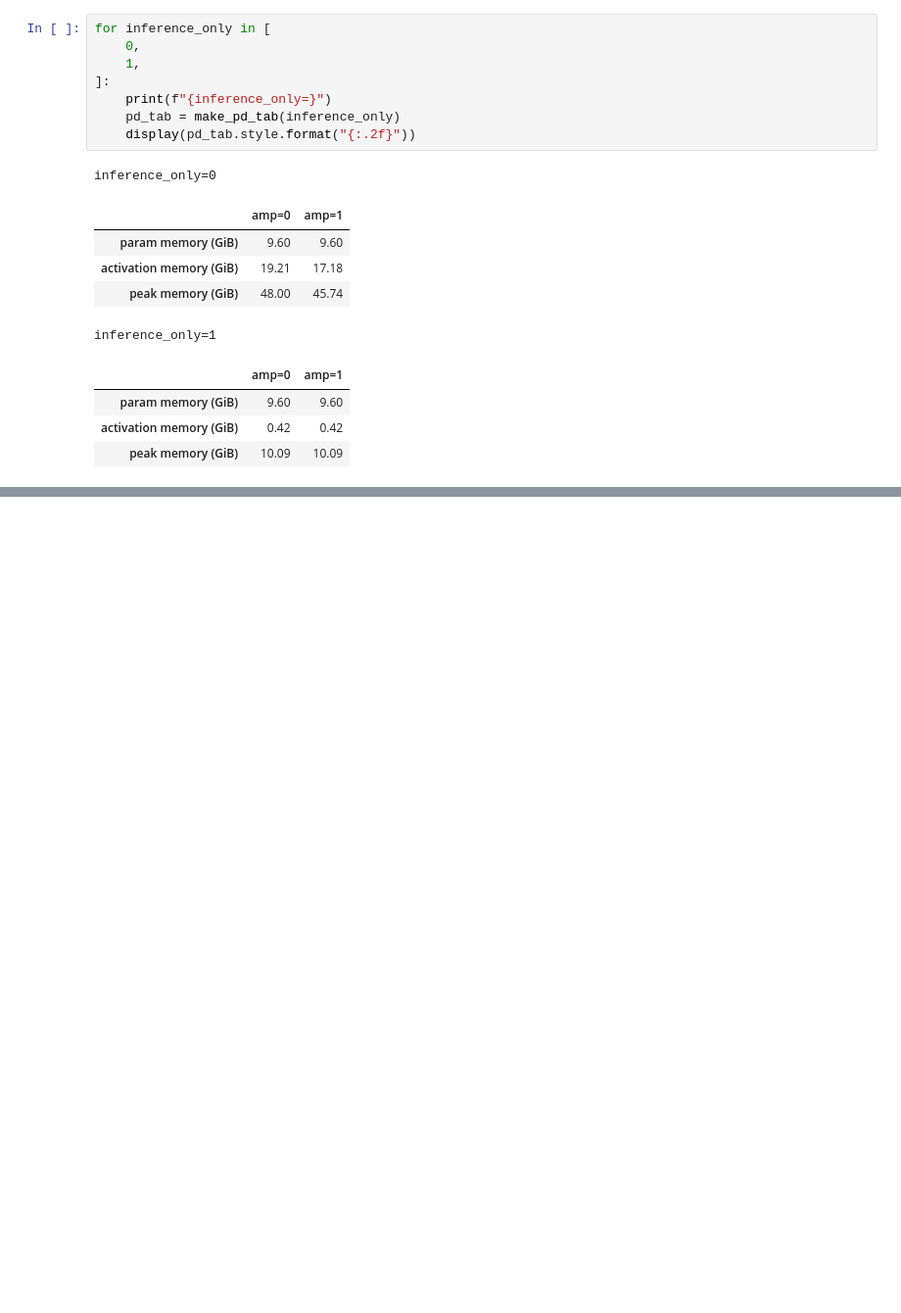
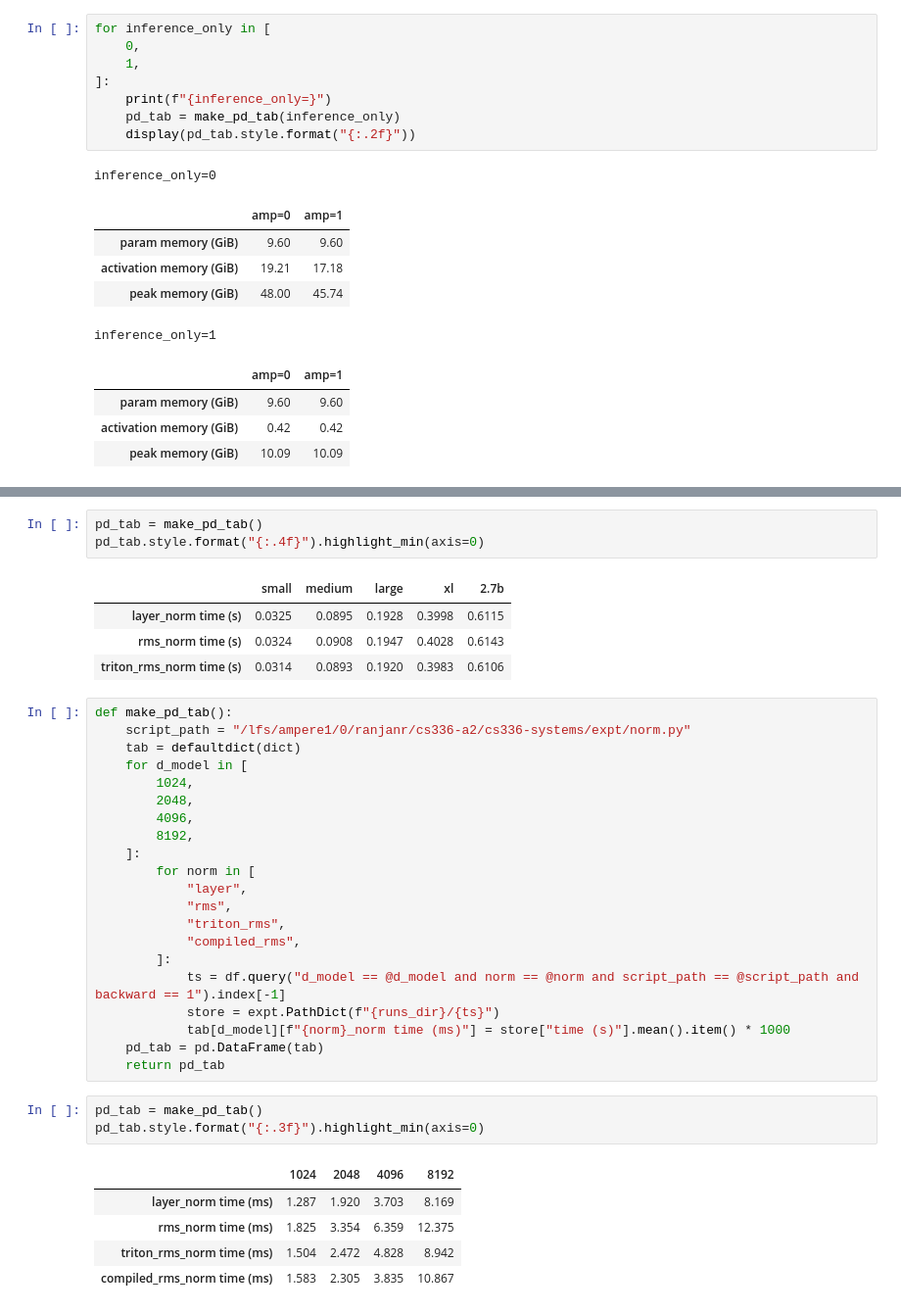
Before and after one commit to rishabh-ranjan/cs336-a2, a Jupyter notebook: cs336-systems/expt/2024-05-04.ipynb, the cells around one changed output, grey strips where cells are left out. Shown: that part at 98% size. Cells and saved outputs as stored; diff of their text form; blank space fills up the shorter version.

```diff
--- a/cs336-systems/expt/2024-05-04.ipynb
+++ b/cs336-systems/expt/2024-05-04.ipynb
@@ -99,0 +155,38 @@ inference_only=1
+# %%
+pd_tab = make_pd_tab()
+pd_tab.style.format("{:.4f}").highlight_min(axis=0)
+# %% [output]
+|  | small | medium | large | xl | 2.7b |
+| layer_norm time (s) | 0.0325 | 0.0895 | 0.1928 | 0.3998 | 0.6115 |
+| rms_norm time (s) | 0.0324 | 0.0908 | 0.1947 | 0.4028 | 0.6143 |
+| triton_rms_norm time (s) | 0.0314 | 0.0893 | 0.1920 | 0.3983 | 0.6106 |
+# %%
+def make_pd_tab():
+    script_path = "/lfs/ampere1/0/ranjanr/cs336-a2/cs336-systems/expt/norm.py"
+    tab = defaultdict(dict)
+    for d_model in [
+        1024,
+        2048,
+        4096,
+        8192,
+    ]:
+        for norm in [
+            "layer",
+            "rms",
+            "triton_rms",
+            "compiled_rms",
+        ]:
+            ts = df.query("d_model == @d_model and norm == @norm and script_path == @script_path and backward == 1").index[-1]
+            store = expt.PathDict(f"{runs_dir}/{ts}")
+            tab[d_model][f"{norm}_norm time (ms)"] = store["time (s)"].mean().item() * 1000
+    pd_tab = pd.DataFrame(tab)
+    return pd_tab
+# %%
+pd_tab = make_pd_tab()
+pd_tab.style.format("{:.3f}").highlight_min(axis=0)
+# %% [output]
+|  | 1024 | 2048 | 4096 | 8192 |
+| layer_norm time (ms) | 1.287 | 1.920 | 3.703 | 8.169 |
+| rms_norm time (ms) | 1.825 | 3.354 | 6.359 | 12.375 |
+| triton_rms_norm time (ms) | 1.504 | 2.472 | 4.828 | 8.942 |
+| compiled_rms_norm time (ms) | 1.583 | 2.305 | 3.835 | 10.867 |
```
Also changed, not shown: parts of 7 cells of this notebook, 1 other file.
